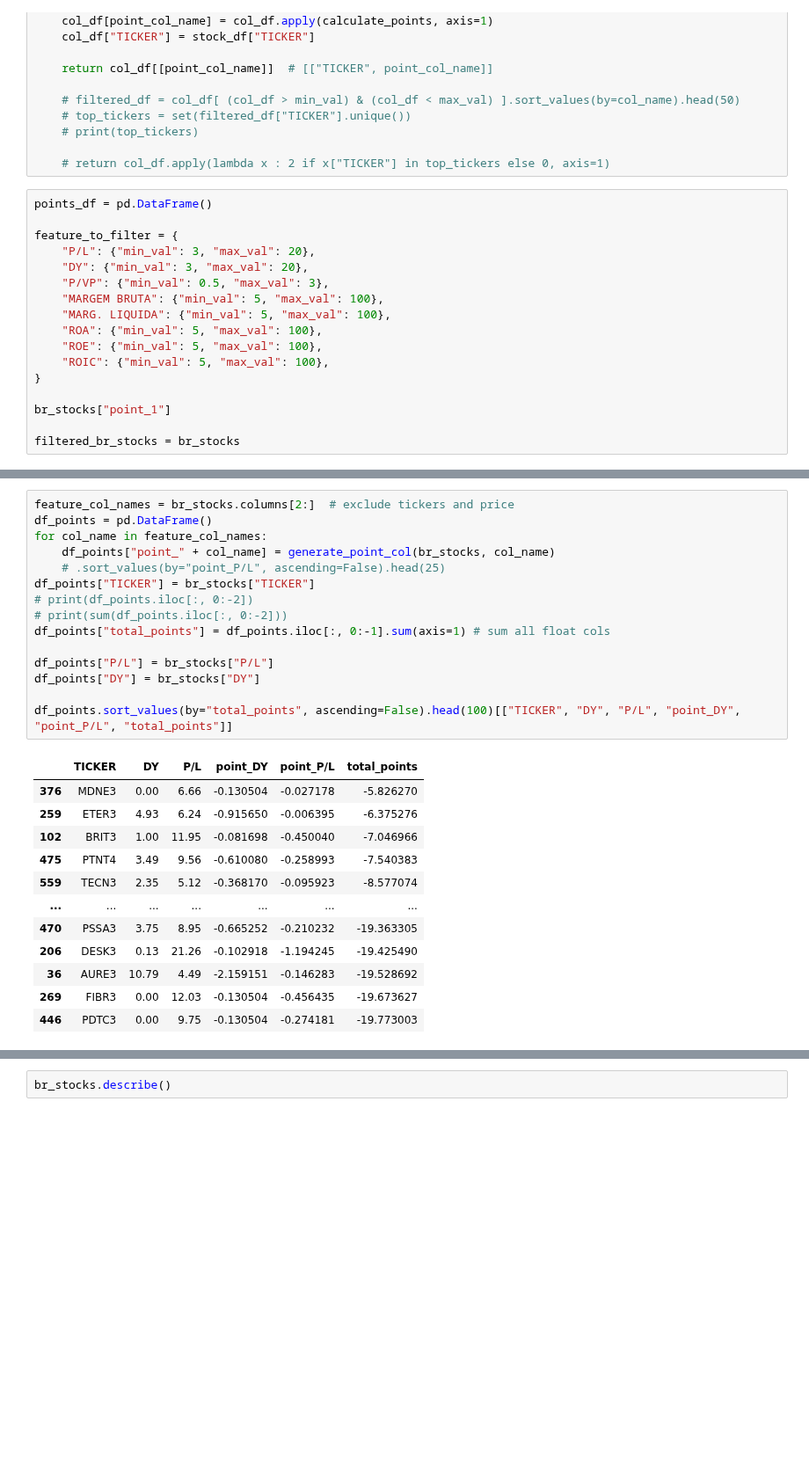
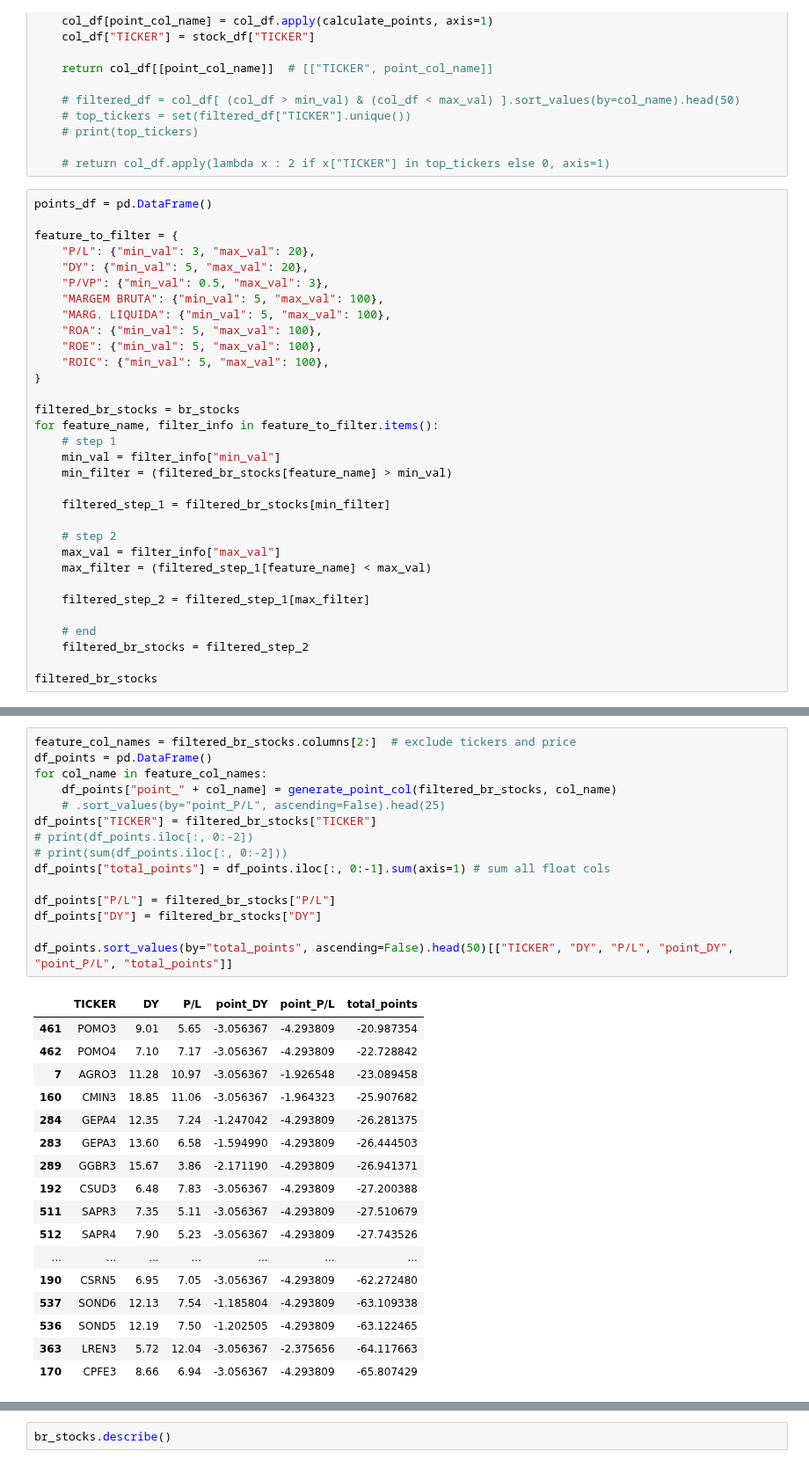
Before and after one commit to APF2000/data-analysis, a Jupyter notebook: status_invest/status_invest.ipynb, the cells around one changed output, grey strips where cells are left out. Shown at 88% size. Drawn from its saved outputs; the diff is of its cells as text; blank space fills up the shorter version.

```diff
--- a/status_invest/status_invest.ipynb
+++ b/status_invest/status_invest.ipynb
@@ -94,7 +98,7 @@ points_df = pd.DataFrame()
 
 feature_to_filter = {
 	"P/L": {"min_val": 3, "max_val": 20},
-	"DY": {"min_val": 3, "max_val": 20},
+	"DY": {"min_val": 5, "max_val": 20},
 	"P/VP": {"min_val": 0.5, "max_val": 3},
 	"MARGEM BRUTA": {"min_val": 5, "max_val": 100},
 	"MARG. LIQUIDA": {"min_val": 5, "max_val": 100},
@@ -103,6 +107,21 @@ feature_to_filter = {
 	"ROIC": {"min_val": 5, "max_val": 100},
 }
 
-br_stocks["point_1"]
+filtered_br_stocks = br_stocks
+for feature_name, filter_info in feature_to_filter.items():
+	# step 1
+	min_val = filter_info["min_val"]
+	min_filter = (filtered_br_stocks[feature_name] > min_val)
 
-filtered_br_stocks = br_stocks
+	filtered_step_1 = filtered_br_stocks[min_filter]
+
+	# step 2
+	max_val = filter_info["max_val"]
+	max_filter = (filtered_step_1[feature_name] < max_val)
+
+	filtered_step_2 = filtered_step_1[max_filter]
+
+	# end
+	filtered_br_stocks = filtered_step_2
+
+filtered_br_stocks
@@ -109,28 +147,33 @@ filtered_br_stocks = br_stocks
 # %%
-feature_col_names = br_stocks.columns[2:]  # exclude tickers and price
+feature_col_names = filtered_br_stocks.columns[2:]  # exclude tickers and price
 df_points = pd.DataFrame()
 for col_name in feature_col_names:
-	df_points["point_" + col_name] = generate_point_col(br_stocks, col_name)
+	df_points["point_" + col_name] = generate_point_col(filtered_br_stocks, col_name)
 	# .sort_values(by="point_P/L", ascending=False).head(25)
-df_points["TICKER"] = br_stocks["TICKER"]
+df_points["TICKER"] = filtered_br_stocks["TICKER"]
 # print(df_points.iloc[:, 0:-2])
 # print(sum(df_points.iloc[:, 0:-2]))
 df_points["total_points"] = df_points.iloc[:, 0:-1].sum(axis=1) # sum all float cols
 
-df_points["P/L"] = br_stocks["P/L"]
-df_points["DY"] = br_stocks["DY"]
+df_points["P/L"] = filtered_br_stocks["P/L"]
+df_points["DY"] = filtered_br_stocks["DY"]
 
-df_points.sort_values(by="total_points", ascending=False).head(100)[["TICKER", "DY", "P/L", "point_DY", "point_P/L", "total_points"]]
+df_points.sort_values(by="total_points", ascending=False).head(50)[["TICKER", "DY", "P/L", "point_DY", "point_P/L", "total_points"]]
 # %% [output]
 |  | TICKER | DY | P/L | point_DY | point_P/L | total_points |
-| 376 | MDNE3 | 0.00 | 6.66 | -0.130504 | -0.027178 | -5.826270 |
-| 259 | ETER3 | 4.93 | 6.24 | -0.915650 | -0.006395 | -6.375276 |
-| 102 | BRIT3 | 1.00 | 11.95 | -0.081698 | -0.450040 | -7.046966 |
-| 475 | PTNT4 | 3.49 | 9.56 | -0.610080 | -0.258993 | -7.540383 |
-| 559 | TECN3 | 2.35 | 5.12 | -0.368170 | -0.095923 | -8.577074 |
+| 461 | POMO3 | 9.01 | 5.65 | -3.056367 | -4.293809 | -20.987354 |
+| 462 | POMO4 | 7.10 | 7.17 | -3.056367 | -4.293809 | -22.728842 |
+| 7 | AGRO3 | 11.28 | 10.97 | -3.056367 | -1.926548 | -23.089458 |
+| 160 | CMIN3 | 18.85 | 11.06 | -3.056367 | -1.964323 | -25.907682 |
+| 284 | GEPA4 | 12.35 | 7.24 | -1.247042 | -4.293809 | -26.281375 |
+| 283 | GEPA3 | 13.60 | 6.58 | -1.594990 | -4.293809 | -26.444503 |
+| 289 | GGBR3 | 15.67 | 3.86 | -2.171190 | -4.293809 | -26.941371 |
+| 192 | CSUD3 | 6.48 | 7.83 | -3.056367 | -4.293809 | -27.200388 |
+| 511 | SAPR3 | 7.35 | 5.11 | -3.056367 | -4.293809 | -27.510679 |
+| 512 | SAPR4 | 7.90 | 5.23 | -3.056367 | -4.293809 | -27.743526 |
 | ... | ... | ... | ... | ... | ... | ... |
-| 470 | PSSA3 | 3.75 | 8.95 | -0.665252 | -0.210232 | -19.363305 |
-| 206 | DESK3 | 0.13 | 21.26 | -0.102918 | -1.194245 | -19.425490 |
-| 36 | AURE3 | 10.79 | 4.49 | -2.159151 | -0.146283 | -19.528692 |
-| 269 | FIBR3 | 0.00 | 12.03 | -0.130504 | -0.456435 | -19.673627 |
-| 446 | PDTC3 | 0.00 | 9.75 | -0.130504 | -0.274181 | -19.773003 |
+| 190 | CSRN5 | 6.95 | 7.05 | -3.056367 | -4.293809 | -62.272480 |
+| 537 | SOND6 | 12.13 | 7.54 | -1.185804 | -4.293809 | -63.109338 |
+| 536 | SOND5 | 12.19 | 7.50 | -1.202505 | -4.293809 | -63.122465 |
+| 363 | LREN3 | 5.72 | 12.04 | -3.056367 | -2.375656 | -64.117663 |
+| 170 | CPFE3 | 8.66 | 6.94 | -3.056367 | -4.293809 | -65.807429 |
```
Also changed, not shown: parts of 3 cells of this notebook.
